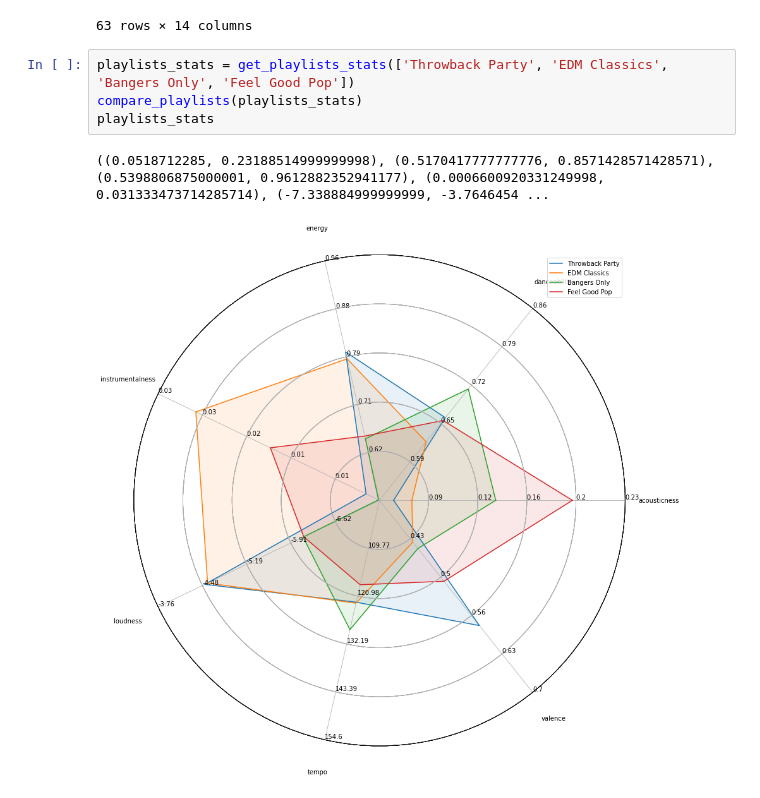
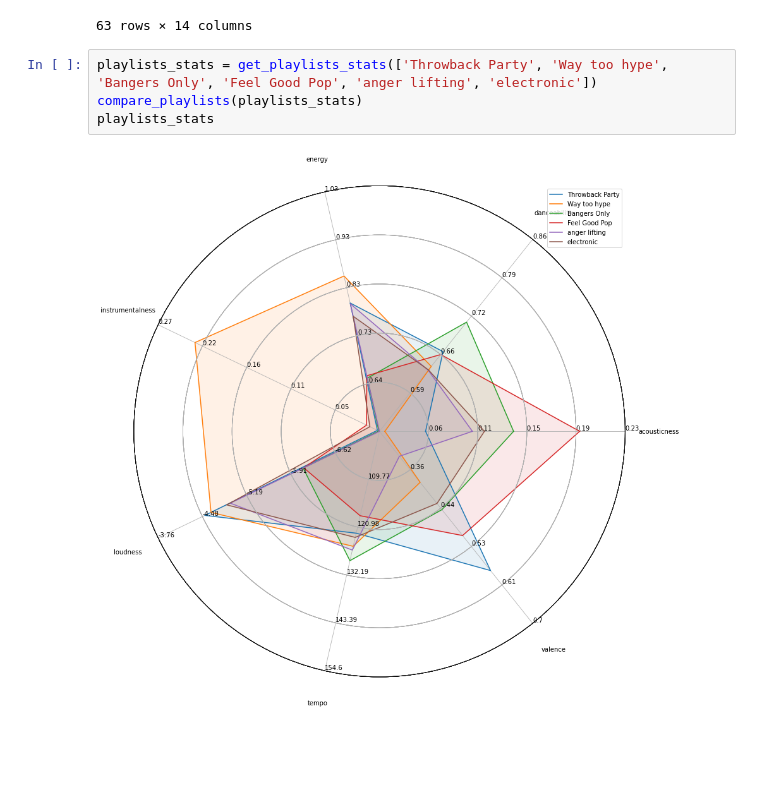
Before and after one commit to jonathanyin12/spotify-analysis, a Jupyter notebook: explore.ipynb, the cells around one changed output. Saved outputs shown, nothing was run; the diff lists cells and outputs as text; blank space fills up the shorter version.

```diff
--- a/explore.ipynb
+++ b/explore.ipynb
@@ -142,11 +158,10 @@ playlist_data
 | 62 | Like I Do | 7 | David Guetta | https://open.spotify.com/track/03... | 49 | 201560 | False | 0.00569 | 0.667 | ... |
 63 rows × 14 columns
 # %%
-playlists_stats = get_playlists_stats(['Throwback Party', 'EDM Classics', 'Bangers Only', 'Feel Good Pop'])
+playlists_stats = get_playlists_stats(['Throwback Party', 'Way too hype', 'Bangers Only', 'Feel Good Pop', 'anger lifting', 'electronic'])
 compare_playlists(playlists_stats)
 playlists_stats
 # %% [output]
-((0.0518712285, 0.23188514999999998), (0.5170417777777776, 0.8571428571428571), (0.5398806875000001, 0.9612882352941177), (0.0006600920331249998, 0.031333473714285714), (-7.338884999999999, -3.7646454 ...
-[figure, old version]
+[figure, new version]
 |  | name | acousticness | danceability | energy | instrumentalness | loudness | tempo | valence |
 | 0 | Throwback Party | 0.062270 | 0.663412 | 0.801074 | 0.002514 | -4.519382 | 122.405941 | 0.581353 |
```
Also changed, not shown: parts of 8 cells of this notebook, 1 other file.
